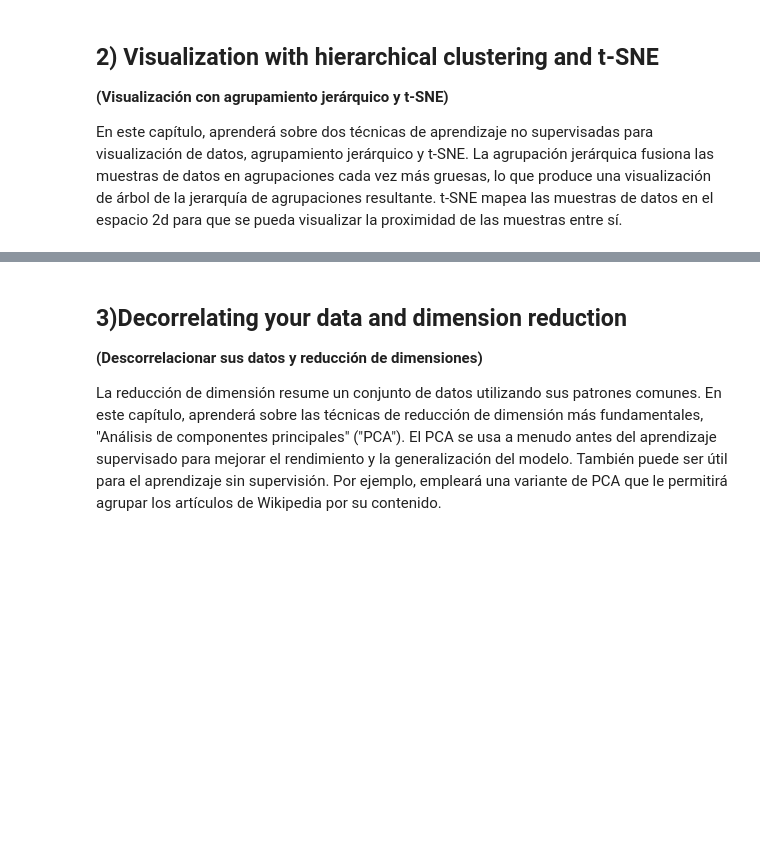
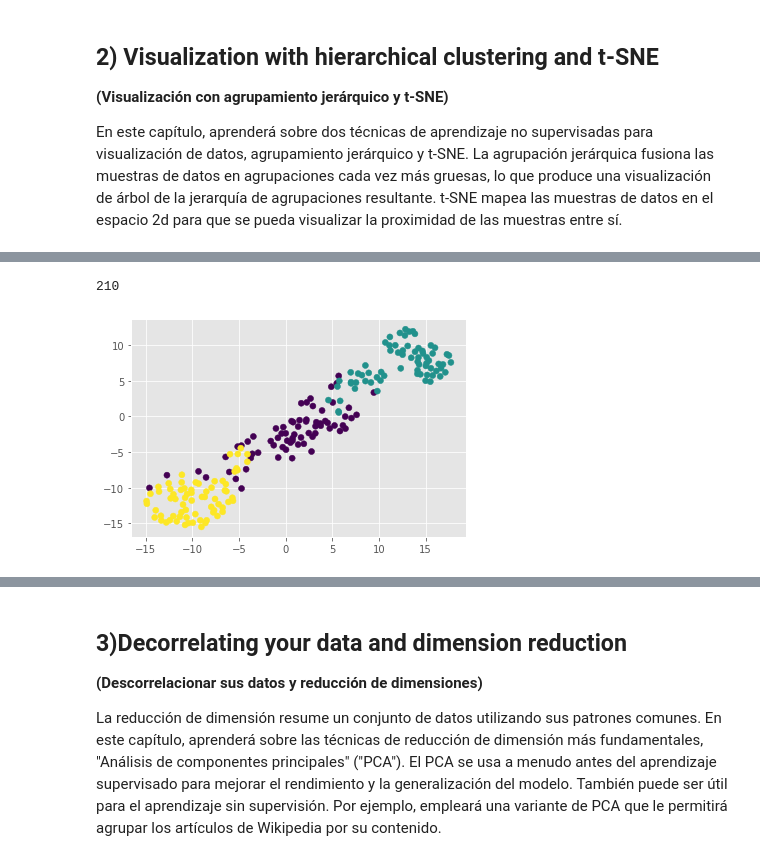
Before and after one commit to MayumyCH/data-scientist-with-python-datacamp, a Jupyter notebook: 1. Courses/26. Unsupervised Learning in Python/Unsupervised Learning in Python.ipynb, the cells around one changed output, grey strips where cells are left out. Saved outputs shown, nothing was run; the diff lists cells and outputs as text; code cells hidden in the pictures; blank space fills up the shorter version.

```diff
--- a/1. Courses/26. Unsupervised Learning in Python/Unsupervised Learning in Python.ipynb
+++ b/1. Courses/26. Unsupervised Learning in Python/Unsupervised Learning in Python.ipynb
@@ -34,0 +260,37 @@ En este capítulo, aprenderá sobre dos técnicas de aprendizaje no supervisadas
+# %%
+# DATASET GRANO
+df = pd.read_csv('https://raw.githubusercontent.com/MayumyCH/data-scientist-with-python-datacamp/main/1.%20Courses/26.%20Unsupervised%20Learning%20in%20Python/dataset/seeds.csv',
+                 header=None)
+df.head()
+samples = df.drop(7, axis=1).values
+variety_numbers = df[7]
+
+df['varieties'] = [ 'Canadian wheat' if i == 3 else 'Kama wheat'
+                                     if i == 1 else 'Rosa wheat' for i in df[7] ]
+varieties = df['varieties']
+# %%
+len(samples)
+# %% [output]
+210
+# %%
+# Import TSNE
+from sklearn.manifold import TSNE
+
+# Create a TSNE instance: model
+model = TSNE(learning_rate=200)
+
+# Apply fit_transform to samples: tsne_features
+tsne_features = model.fit_transform(samples)
+
+# Select the 0th feature: xs
+xs = tsne_features[:,0]
+
+# Select the 1st feature: ys
+ys = tsne_features[:,1]
+
+# Scatter plot, coloring by variety_numbers
+plt.scatter(xs, ys, c=variety_numbers)
+
+plt.show()
+# %% [output]
+[figure, added]
```
Also changed, not shown: parts of 69 cells of this notebook, 12 other files.
